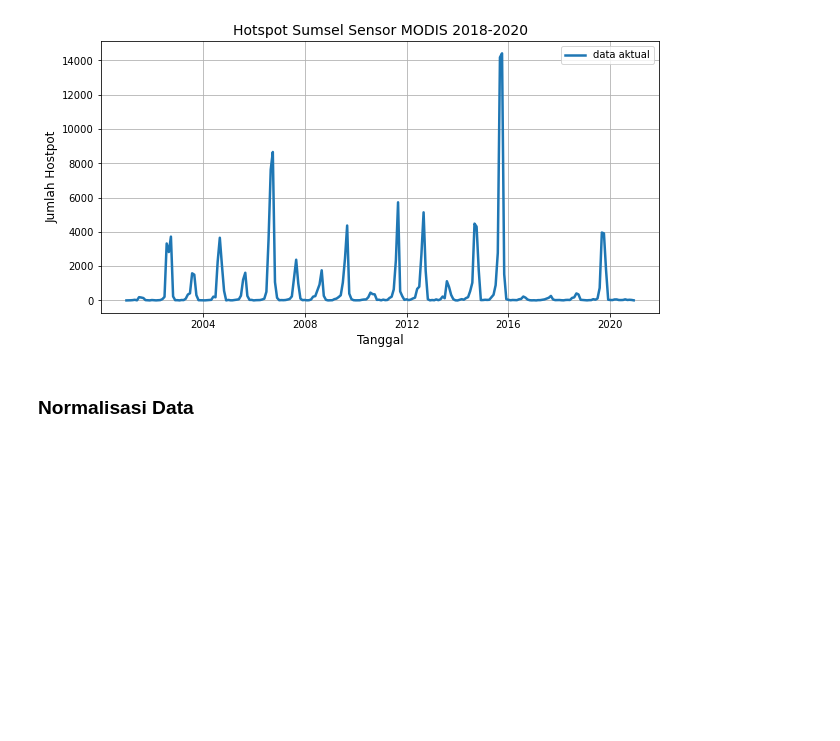
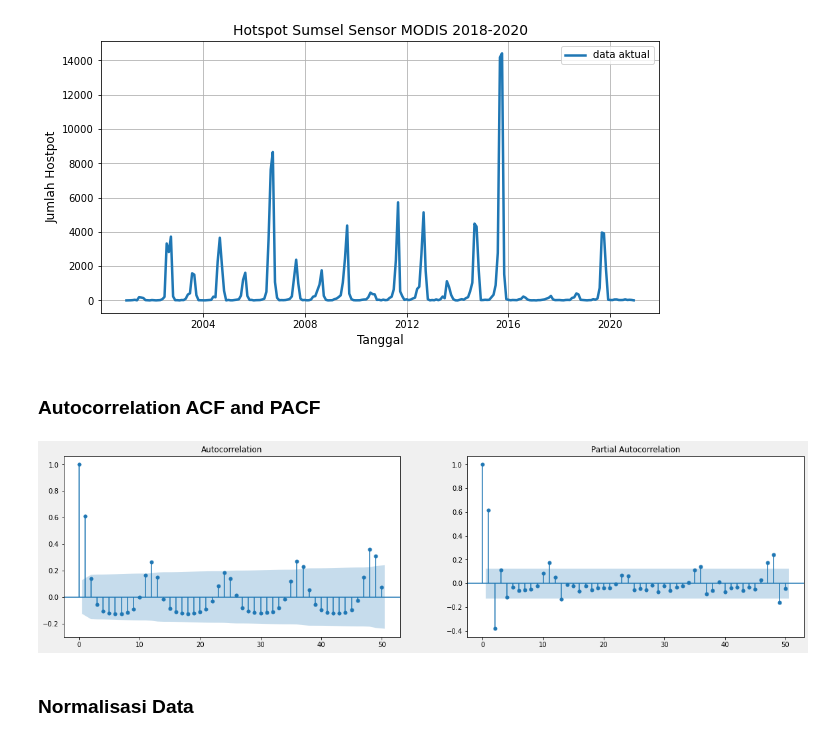
Before and after one commit to kusin/bahan-ajar-ML-v1, a Jupyter notebook: week 11 lstm-rnn bagian 2/lstm-rnn-univariate-2.ipynb, the cells around one changed output. Cells and saved outputs as stored; diff of their text form; code cells hidden in the pictures; blank space fills up the shorter version.

```diff
--- a/week 11 lstm-rnn bagian 2/lstm-rnn-univariate-2.ipynb
+++ b/week 11 lstm-rnn bagian 2/lstm-rnn-univariate-2.ipynb
@@ -126,3 +126,5 @@ ax.grid(True)
 plt.show()
 # %% [output]
 [figure]
+# %% [markdown]
+### Autocorrelation ACF and PACF
@@ -129,3 +135,12 @@ plt.show()
+# %%
+# code autocorrelation
+# membuat frame
+fig, ax= plt.subplots(nrows=1, ncols=2, facecolor="#F0F0F0", figsize = (20,5))
+plot_acf(df_sumsel, lags=50, ax=ax[0])
+plot_pacf(df_sumsel, lags=50, ax=ax[1])
+plt.show()
+# %% [output]
+[figure, added]
 # %% [markdown]
 ### Normalisasi Data
 # %%
```
Also changed, not shown: parts of 20 cells of this notebook.
